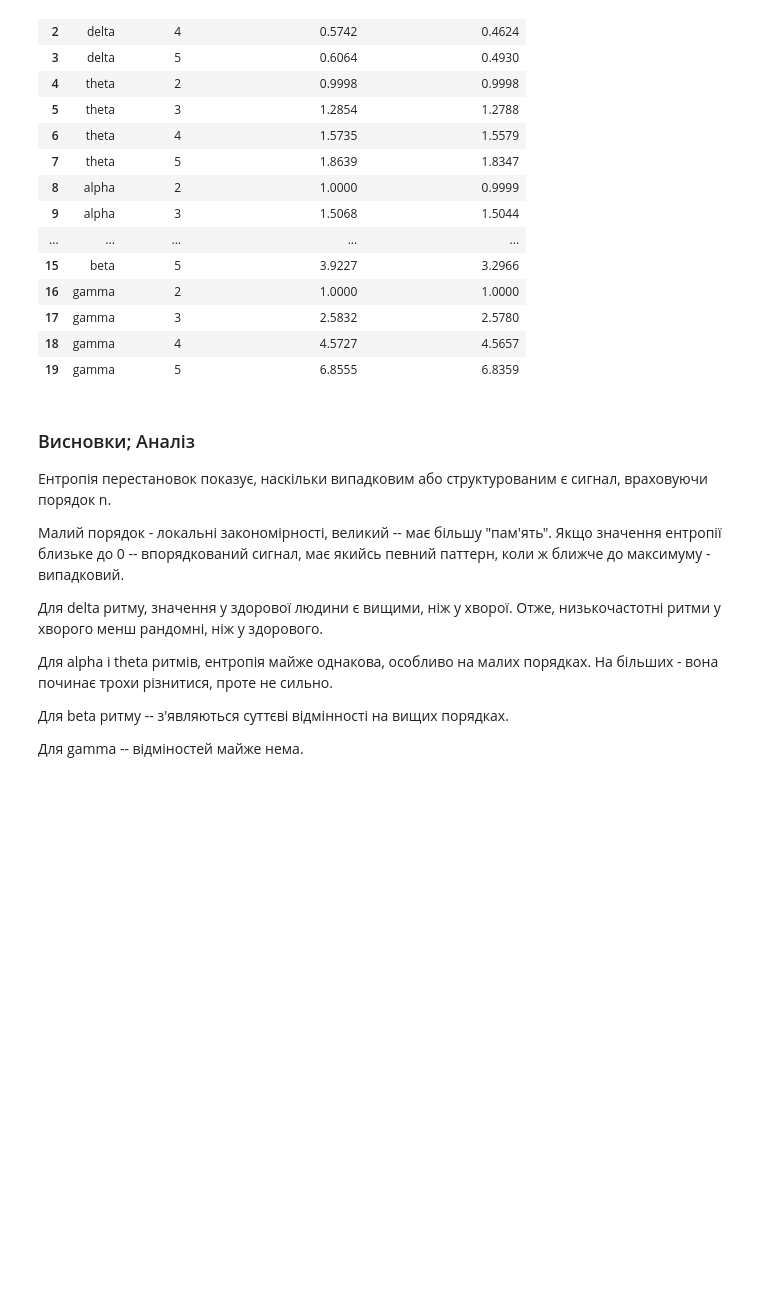
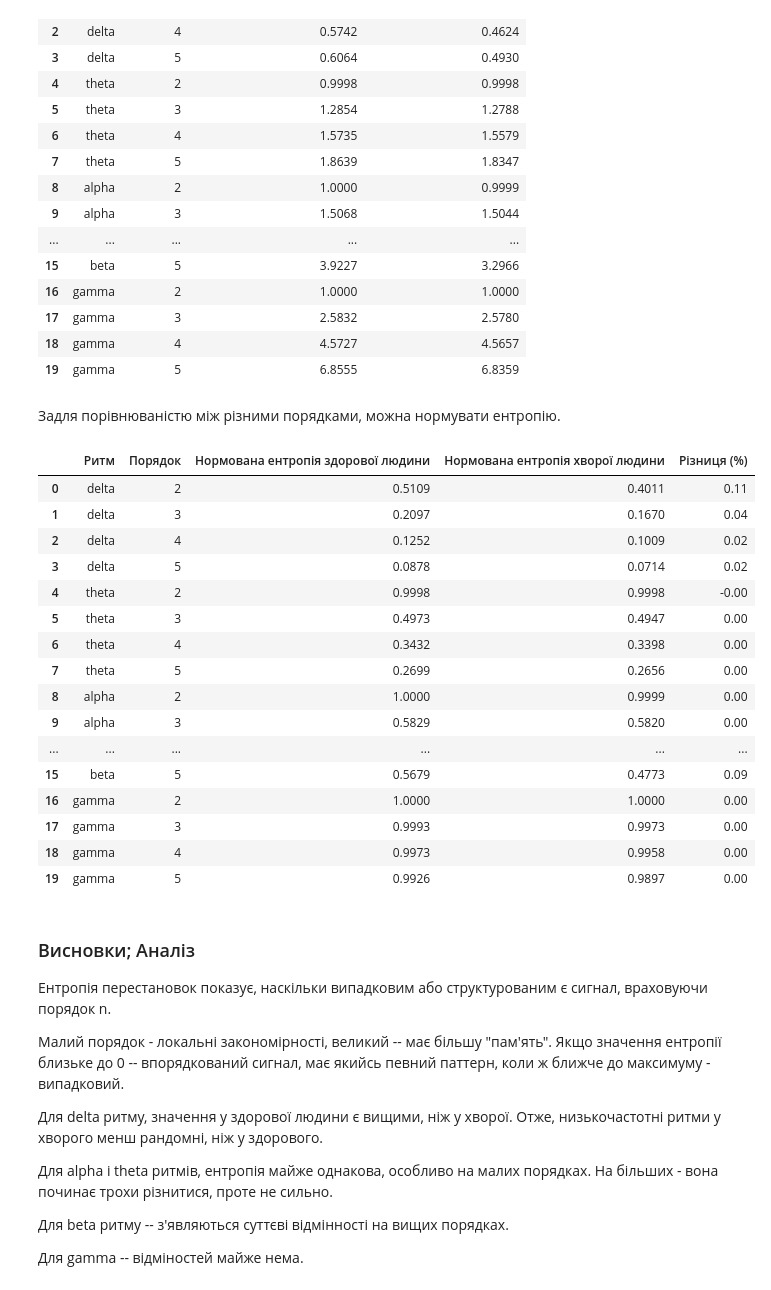
Before and after one commit to n1n1n1q/SignalProcessingLabs, a Jupyter notebook: lab05/sig_proc_5.ipynb, the cells around one changed output. Drawn from its saved outputs; the diff is of its cells as text; code cells hidden in the pictures; blank space fills up the shorter version.

```diff
--- a/lab05/sig_proc_5.ipynb
+++ b/lab05/sig_proc_5.ipynb
@@ -127,6 +127,50 @@ df_entropy
 | 17 | gamma | 3 | 2.5832 | 2.5780 |
 | 18 | gamma | 4 | 4.5727 | 4.5657 |
 | 19 | gamma | 5 | 6.8555 | 6.8359 |
+# %% [markdown]
+Задля порівнюваністю між різними порядками, можна нормувати ентропію.
+# %%
+import math
+
+table_data_norm = []
+
+for band in band_entropy.keys():
+    for i, n in enumerate(orders):
+        h = band_entropy[band]["healthy"][i]
+        p = band_entropy[band]["patient"][i]
+
+        max_entropy = math.log2(math.factorial(n))
+        h_norm = h / max_entropy
+        p_norm = p / max_entropy
+
+        table_data_norm.append({
+            'Ритм': band,
+            'Порядок': n,
+            'Нормована ентропія здорової людини': f"{h_norm:.4f}",
+            'Нормована ентропія хворої людини': f"{p_norm:.4f}",
+            'Різниця (%)': f"{(h_norm - p_norm):.2f}"
+        })
+
+df_entropy_norm = pd.DataFrame(table_data_norm)
+df_entropy_norm
+# %% [output]
+|  | Ритм | Порядок | Нормована ентропія здорової людини | Нормована ентропія хворої людини | Різниця (%) |
+| 0 | delta | 2 | 0.5109 | 0.4011 | 0.11 |
+| 1 | delta | 3 | 0.2097 | 0.1670 | 0.04 |
+| 2 | delta | 4 | 0.1252 | 0.1009 | 0.02 |
+| 3 | delta | 5 | 0.0878 | 0.0714 | 0.02 |
+| 4 | theta | 2 | 0.9998 | 0.9998 | -0.00 |
+| 5 | theta | 3 | 0.4973 | 0.4947 | 0.00 |
+| 6 | theta | 4 | 0.3432 | 0.3398 | 0.00 |
+| 7 | theta | 5 | 0.2699 | 0.2656 | 0.00 |
+| 8 | alpha | 2 | 1.0000 | 0.9999 | 0.00 |
+| 9 | alpha | 3 | 0.5829 | 0.5820 | 0.00 |
+| ... | ... | ... | ... | ... | ... |
+| 15 | beta | 5 | 0.5679 | 0.4773 | 0.09 |
+| 16 | gamma | 2 | 1.0000 | 1.0000 | 0.00 |
+| 17 | gamma | 3 | 0.9993 | 0.9973 | 0.00 |
+| 18 | gamma | 4 | 0.9973 | 0.9958 | 0.00 |
+| 19 | gamma | 5 | 0.9926 | 0.9897 | 0.00 |
 # %% [markdown]
 ### Висновки; Аналіз
 Ентропія перестановок показує, наскільки випадковим або структурованим є сигнал, враховуючи порядок n.
```
Also changed, not shown: parts of 9 cells of this notebook.
